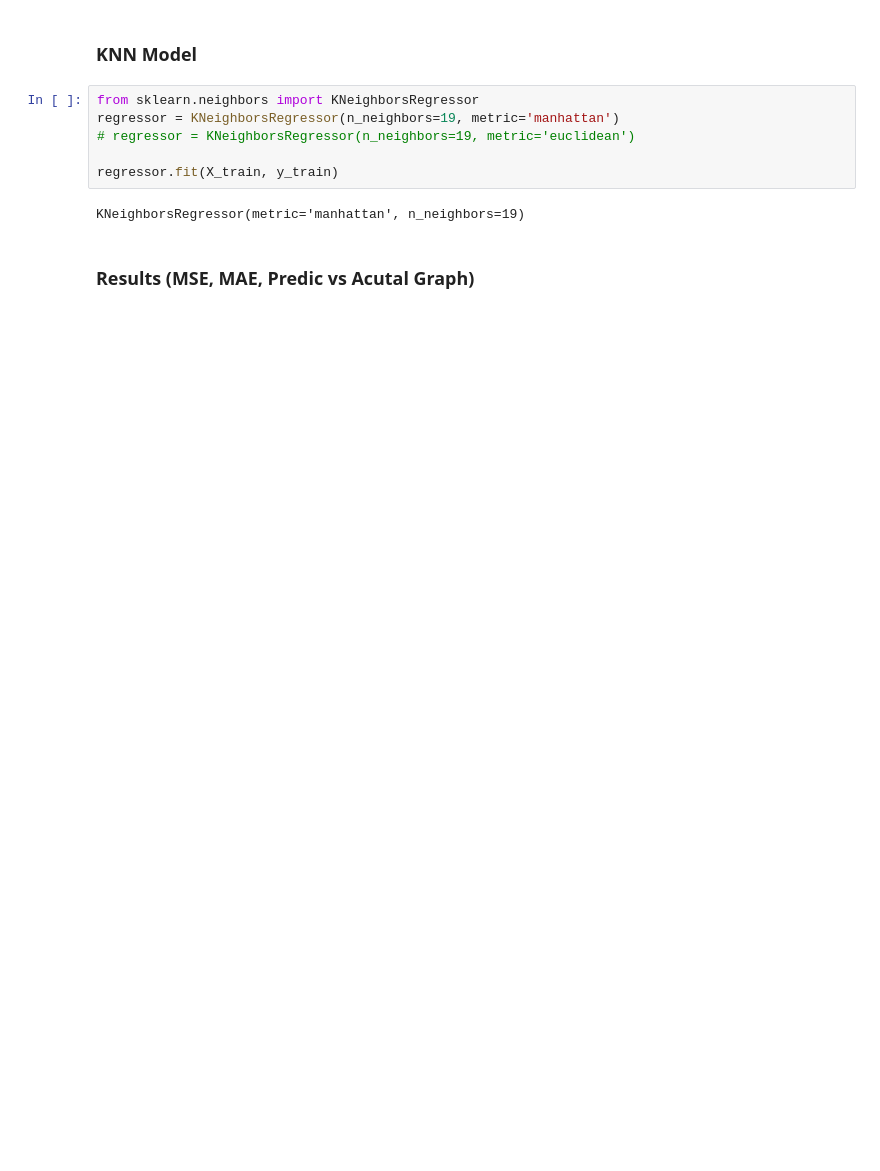
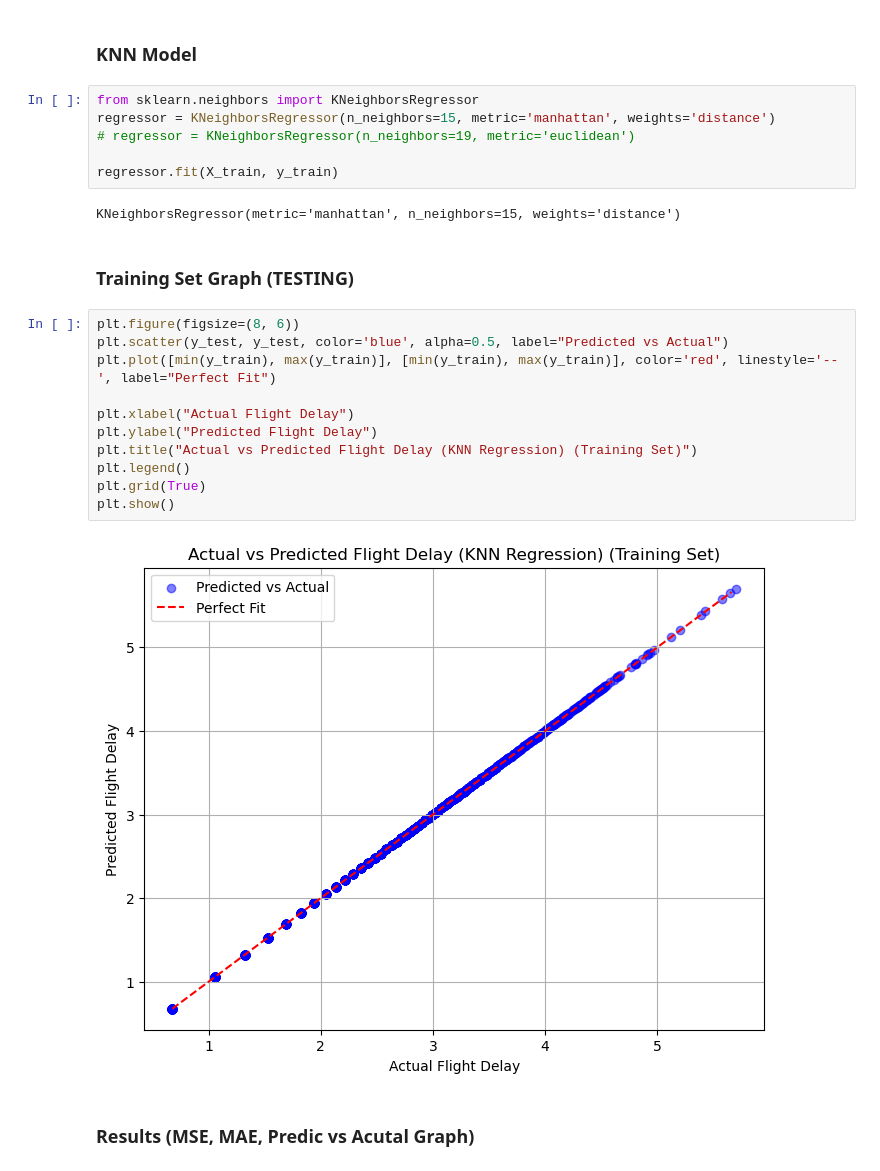
Before and after one commit to Josiah-Lam/Flight-delay, a Jupyter notebook: classification-model/knn-boxcox.ipynb, the cells around one changed output. Saved outputs shown, nothing was run; the diff lists cells and outputs as text; blank space fills up the shorter version.

```diff
--- a/classification-model/knn-boxcox.ipynb
+++ b/classification-model/knn-boxcox.ipynb
@@ -250,12 +274,27 @@ X_test = sc.transform(X_test)
 ### KNN Model
 # %%
 from sklearn.neighbors import KNeighborsRegressor
-regressor = KNeighborsRegressor(n_neighbors=19, metric='manhattan')
+regressor = KNeighborsRegressor(n_neighbors=15, metric='manhattan', weights='distance')
 # regressor = KNeighborsRegressor(n_neighbors=19, metric='euclidean')
 
 regressor.fit(X_train, y_train)
 # %% [output]
-KNeighborsRegressor(metric='manhattan', n_neighbors=19)
+KNeighborsRegressor(metric='manhattan', n_neighbors=15, weights='distance')
+# %% [markdown]
+### Training Set Graph (TESTING)
+# %%
+plt.figure(figsize=(8, 6))
+plt.scatter(y_test, y_test, color='blue', alpha=0.5, label="Predicted vs Actual")
+plt.plot([min(y_train), max(y_train)], [min(y_train), max(y_train)], color='red', linestyle='--', label="Perfect Fit")
+
+plt.xlabel("Actual Flight Delay")
+plt.ylabel("Predicted Flight Delay")
+plt.title("Actual vs Predicted Flight Delay (KNN Regression) (Training Set)")
+plt.legend()
+plt.grid(True)
+plt.show()
+# %% [output]
+[figure, added]
 # %% [markdown]
 ### Results (MSE, MAE,  Predic vs Acutal Graph)
 # %%
```
Also changed, not shown: parts of 16 cells of this notebook, 3 other files.
